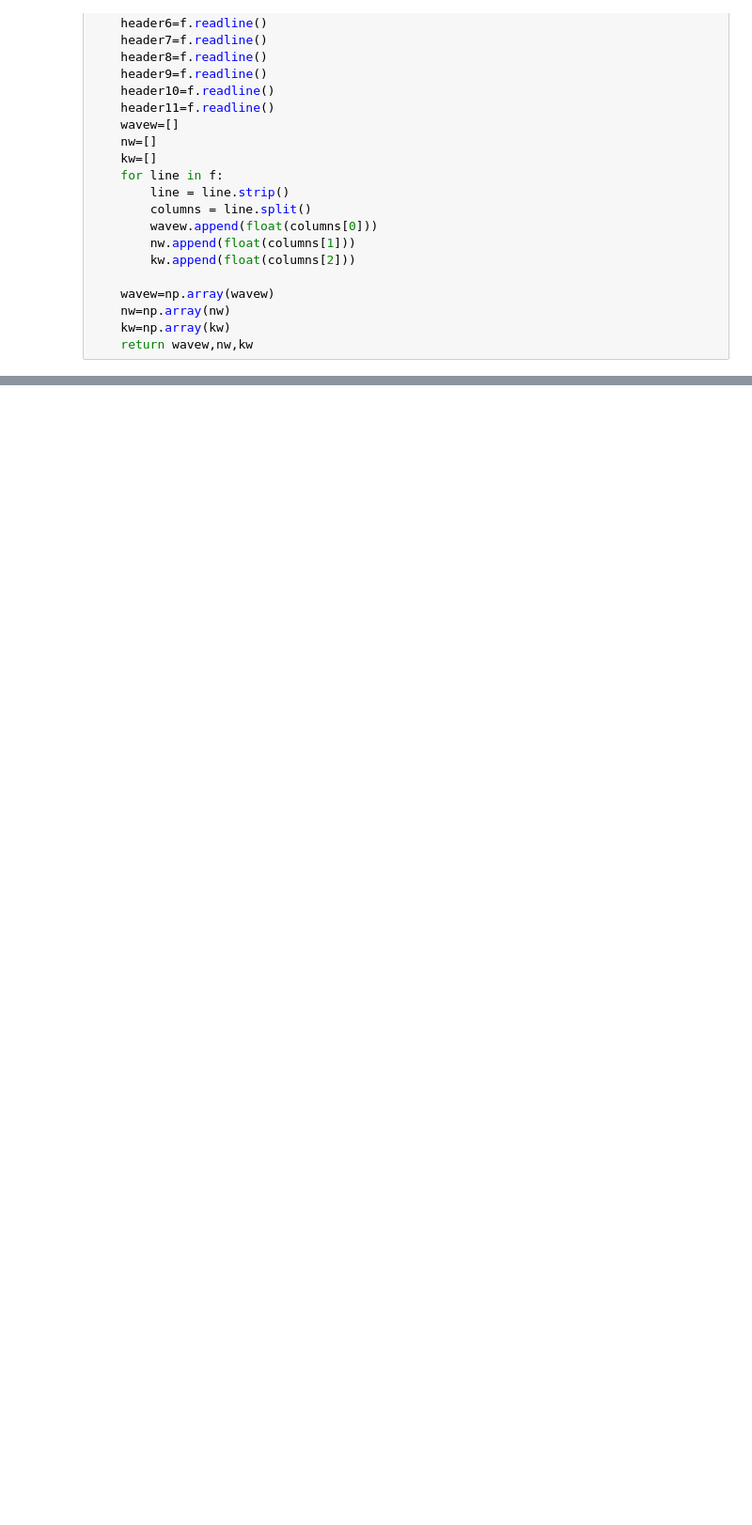
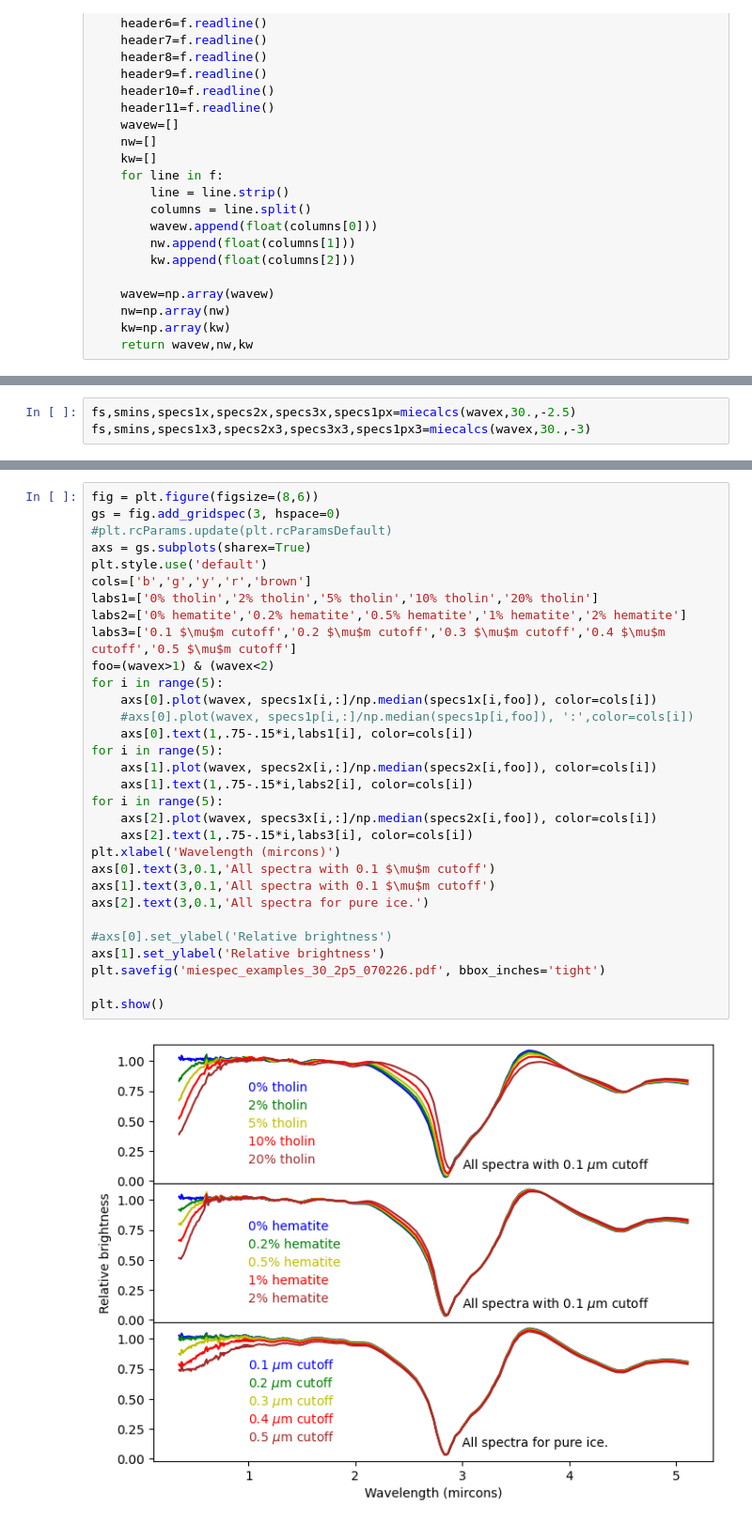
Before and after one commit to mmhedman/Enceladus_Plume_Color, a Jupyter notebook: MieSpecs_Examples.ipynb, the cells around one changed output, grey strips where cells are left out. Shown at 94% size. Drawn from its saved outputs; the diff is of its cells as text; blank space fills up the shorter version.

```diff
--- a/MieSpecs_Examples.ipynb
+++ b/MieSpecs_Examples.ipynb
@@ -227,3 +230,6 @@ def miecalcs(wavex,scatang):
                             angularResolution =1.0, space='theta')
                 specs3[i,k]=np.asarray(SU[0])*wavex[k]**2/(4*3.14159**2)
     return(fs,smins,specs1,specs2, specs3,specs1p)
+# %%
+fs,smins,specs1x,specs2x,specs3x,specs1px=miecalcs(wavex,30.,-2.5)
+fs,smins,specs1x3,specs2x3,specs3x3,specs1px3=miecalcs(wavex,30.,-3)
@@ -280,0 +344,33 @@ plt.show()
+# %%
+fig = plt.figure(figsize=(8,6))
+gs = fig.add_gridspec(3, hspace=0)
+#plt.rcParams.update(plt.rcParamsDefault)
+axs = gs.subplots(sharex=True)
+plt.style.use('default')
+cols=['b','g','y','r','brown']
+labs1=['0% tholin','2% tholin','5% tholin','10% tholin','20% tholin']
+labs2=['0% hematite','0.2% hematite','0.5% hematite','1% hematite','2% hematite']
+labs3=['0.1 $\mu$m cutoff','0.2 $\mu$m cutoff','0.3 $\mu$m cutoff','0.4 $\mu$m cutoff','0.5 $\mu$m cutoff']
+foo=(wavex>1) & (wavex<2)
+for i in range(5):
+    axs[0].plot(wavex, specs1x[i,:]/np.median(specs1x[i,foo]), color=cols[i])
+    #axs[0].plot(wavex, specs1p[i,:]/np.median(specs1p[i,foo]), ':',color=cols[i])
+    axs[0].text(1,.75-.15*i,labs1[i], color=cols[i])
+for i in range(5):
+    axs[1].plot(wavex, specs2x[i,:]/np.median(specs2x[i,foo]), color=cols[i])
+    axs[1].text(1,.75-.15*i,labs2[i], color=cols[i])
+for i in range(5):
+    axs[2].plot(wavex, specs3x[i,:]/np.median(specs2x[i,foo]), color=cols[i])
+    axs[2].text(1,.75-.15*i,labs3[i], color=cols[i])
+plt.xlabel('Wavelength (mircons)')
+axs[0].text(3,0.1,'All spectra with 0.1 $\mu$m cutoff')
+axs[1].text(3,0.1,'All spectra with 0.1 $\mu$m cutoff')
+axs[2].text(3,0.1,'All spectra for pure ice.')
+
+#axs[0].set_ylabel('Relative brightness')
+axs[1].set_ylabel('Relative brightness')
+plt.savefig('miespec_examples_30_2p5_070226.pdf', bbox_inches='tight')
+
+plt.show()
+# %% [output]
+[figure, added]
```
Also changed, not shown: parts of 12 cells of this notebook, 22 other files.
